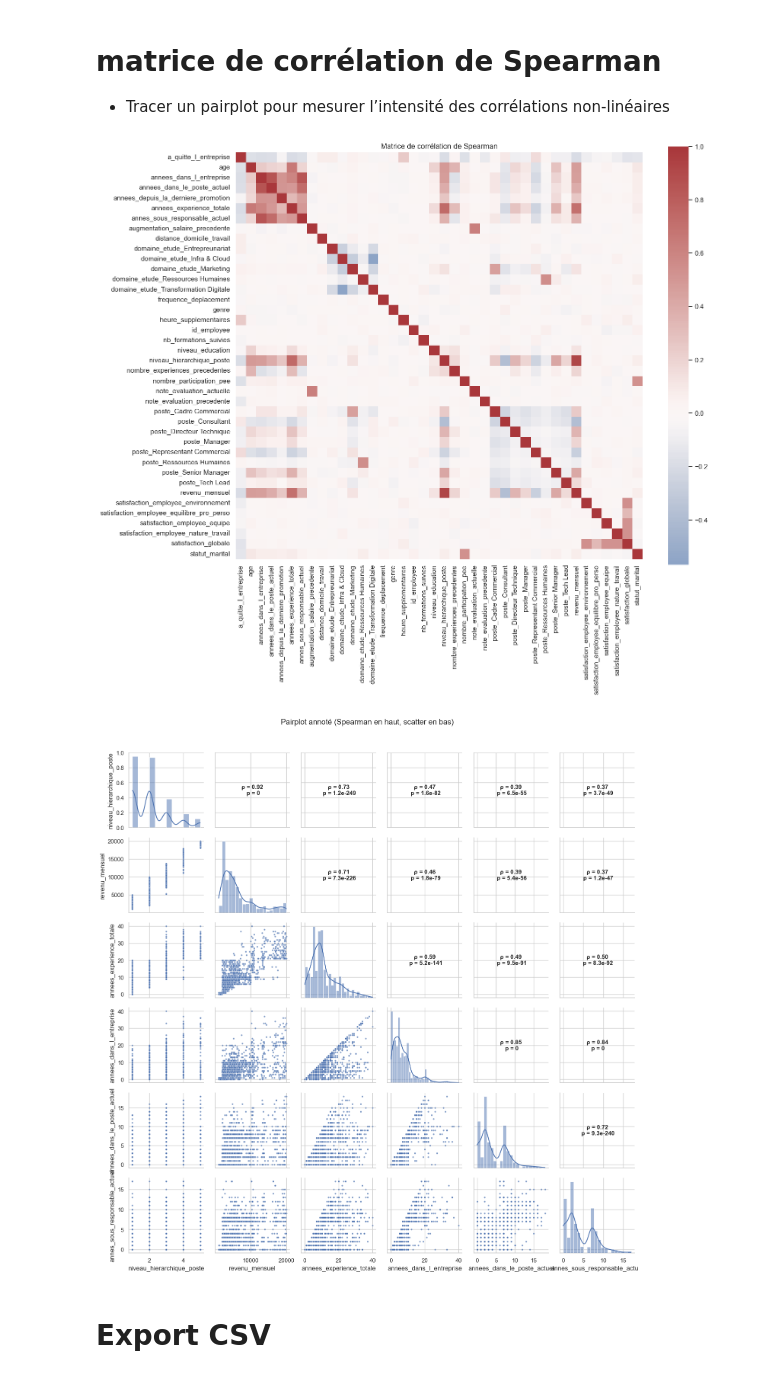
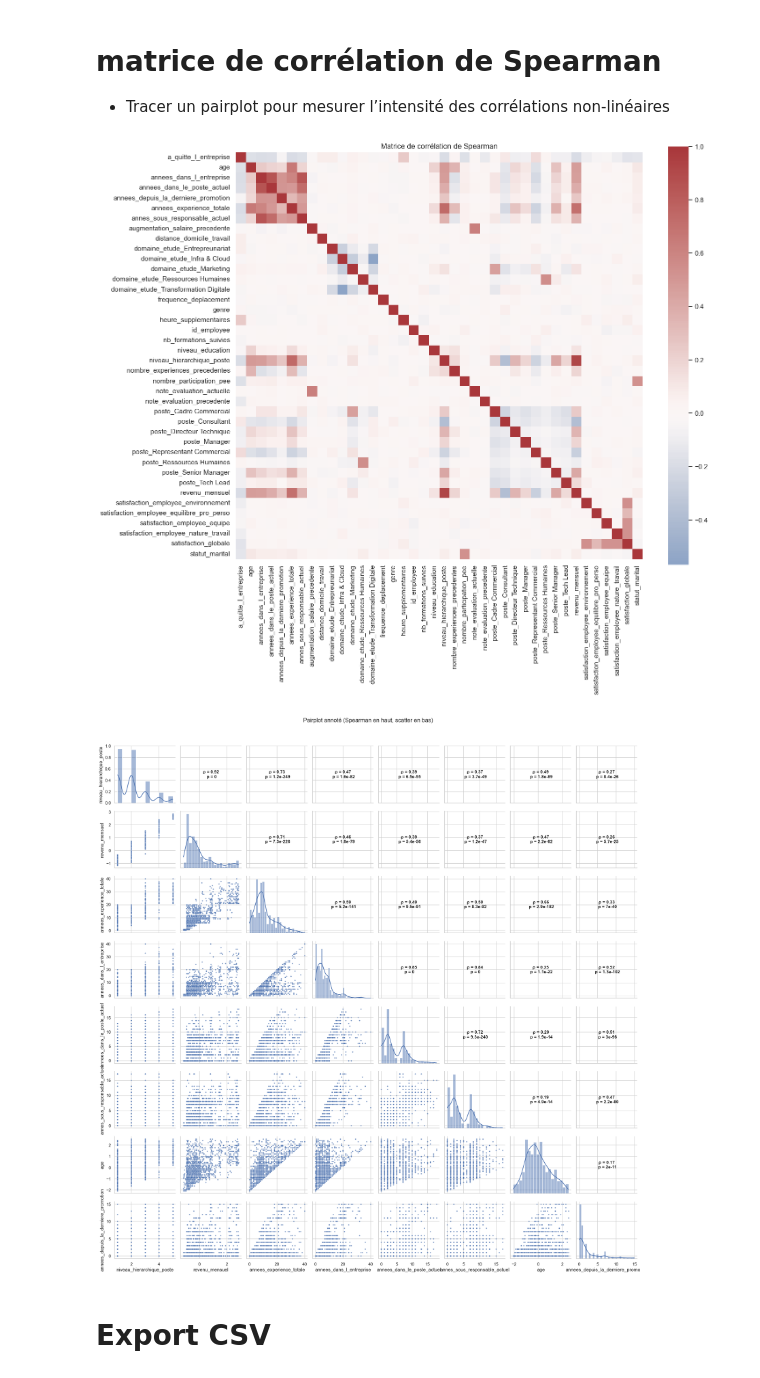
Before and after one commit to ticoraph/HRAnalytics, a Jupyter notebook: 2_Feature_Engineering.ipynb, the cells around one changed output. Cells and saved outputs as stored; diff of their text form; code cells hidden in the pictures.

```diff
--- a/2_Feature_Engineering.ipynb
+++ b/2_Feature_Engineering.ipynb
@@ -78,7 +78,7 @@ onehot_cols = ohe.get_feature_names_out(col_onehot)
 all_columns = list(onehot_cols) + col_ordinal + col_num
 
 # Ajouter les colonnes "passthrough" (celles non transformées)
-remaining_cols = [col for col in fc.columns if col not in col_onehot + col_ordinal]
+remaining_cols = [col for col in fc.columns if col not in col_onehot + col_ordinal + col_num]
 all_columns += remaining_cols
 
 # --- Refaire un DataFrame propre ---
@@ -144,36 +142,36 @@ corr = fc.corr(method='spearman').abs()
 
 # 2️⃣ Sélectionner les k colonnes les plus corrélées avec la cible (ou globalement)
 # Ici, on prend les k colonnes les plus corrélées entre elles (excluant la diagonale)
-k = 6
+k = 8
 # Somme des corrélations pour chaque colonne (minus self-correlation)
 col_corr_sum = corr.sum() - 1  # on retire la diagonale
 top_cols = col_corr_sum.sort_values(ascending=False).head(k).index.tolist()
 
 g = sns.PairGrid(fc[top_cols], diag_sharey=False, corner=False, height=2.4)
 
 # lower : scatter (ou scatter + lowess si utile)
 g.map_lower(sns.scatterplot, s=10, alpha=0.7)
 
 # upper : afficher le coeff de Spearman
 g.map_upper(annotate_spearman)
 
 # diag : histogrammes
 g.map_diag(sns.histplot, kde=True)
 
 plt.suptitle("Pairplot annoté (Spearman en haut, scatter en bas)", y=1.02)
 plt.tight_layout()
 plt.show()
 
 
 # --- Conseils supplémentaires ---
 # 1) Si tu veux détecter corrélations non-monotones (ex: U-shape), Spearman peut rater;
 #    envisager d'autres mesures (MIC, distance correlation, mutual information).
 # 2) Pour mettre en évidence une tendance non-linéaire monotone dans les nuages de points,
 #    tu peux remplacer map_lower(sns.scatterplot) par sns.regplot(..., lowess=True) sur chaque paire.
 # 3) Pour de grandes dimensions (>10), le pairplot devient illisible : préférer heatmap + méthodes de réduction de dimension (PCA, t-SNE, UMAP).
 # %% [output]
 [figure]
-[figure, old version]
+[figure, new version]
 # %% [markdown]
 # Export CSV
 # %%
```
Also changed, not shown: parts of 1 cell of this notebook, 28 other files.
